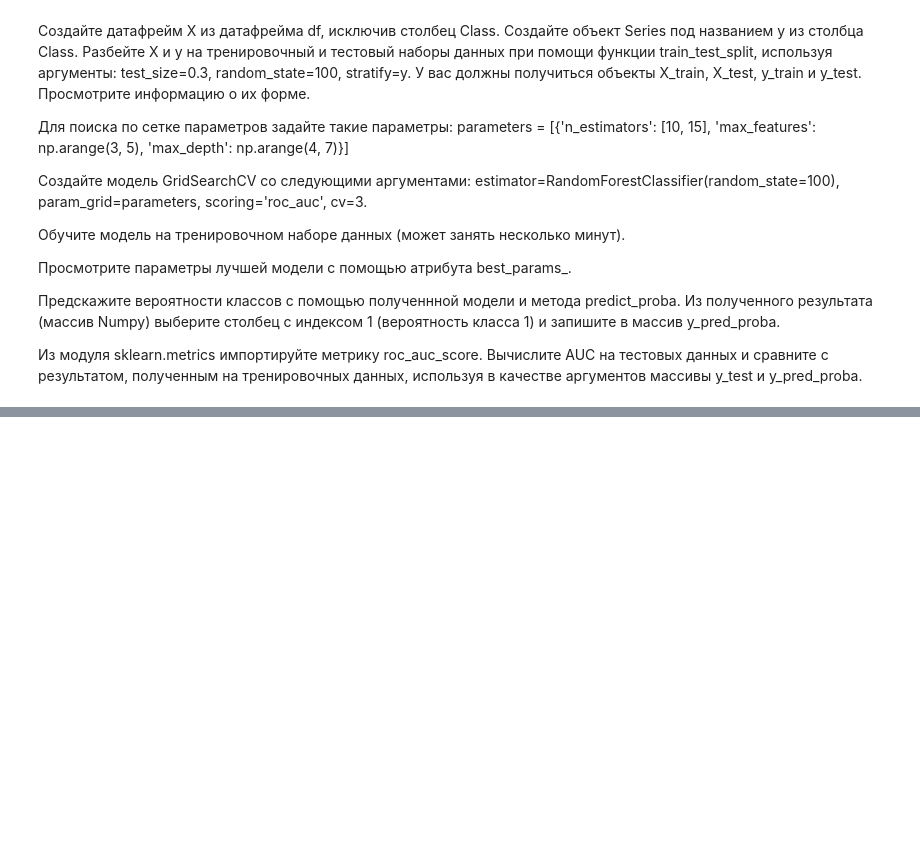
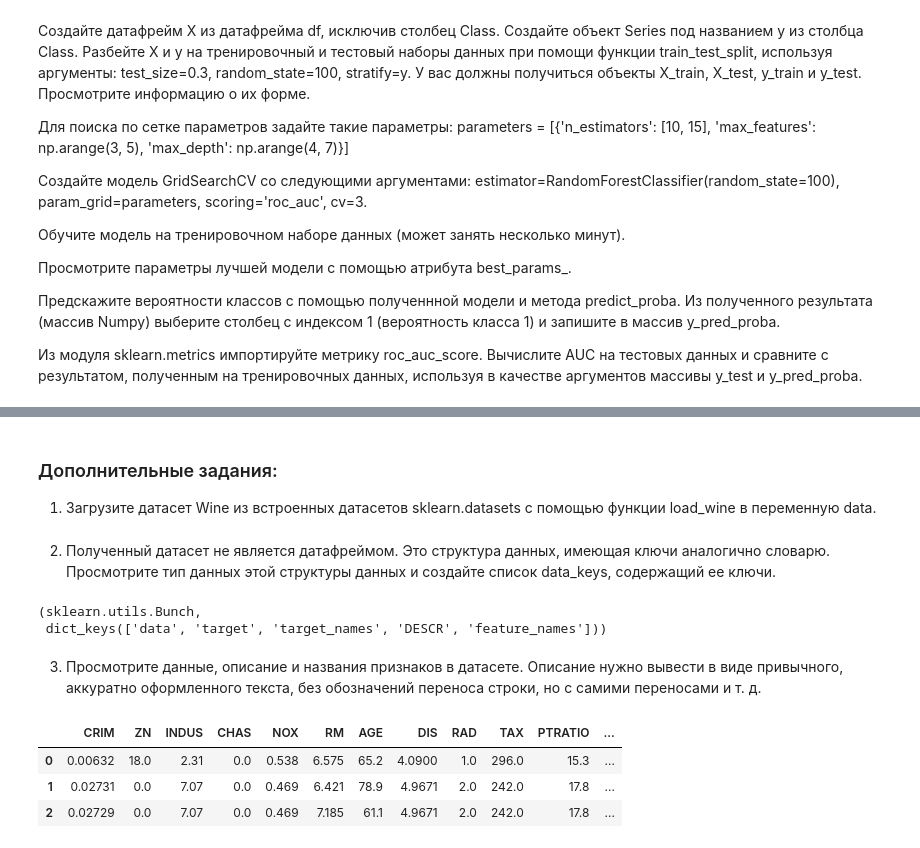
Before and after one commit to DmitryVGusev/GB-Python-in-DS, a Jupyter notebook: Python_in_DS_homework3.ipynb, the cells around one changed output, grey strips where cells are left out. Saved outputs shown, nothing was run; the diff lists cells and outputs as text; code cells hidden in the pictures; blank space fills up the shorter version.

```diff
--- a/Python_in_DS_homework3.ipynb
+++ b/Python_in_DS_homework3.ipynb
@@ -215,0 +204,3 @@ cv=3.
+# %% [markdown]
+### Дополнительные задания:
+1. Загрузите датасет Wine из встроенных датасетов sklearn.datasets с помощью функции load_wine в переменную data.
@@ -215,0 +210,17 @@ cv=3.
+# %% [markdown]
+2. Полученный датасет не является датафреймом. Это структура данных, имеющая ключи аналогично словарю. Просмотрите тип данных этой структуры данных и создайте список data_keys, содержащий ее ключи.
+# %%
+data_keys = data.keys()
+type(data), data_keys
+# %% [output]
+(sklearn.utils.Bunch,
+ dict_keys(['data', 'target', 'target_names', 'DESCR', 'feature_names']))
+# %% [markdown]
+3. Просмотрите данные, описание и названия признаков в датасете. Описание нужно вывести в виде привычного, аккуратно оформленного текста, без обозначений переноса строки, но с самими переносами и т. д.
+# %%
+pd.DataFrame(boston['data'], columns=boston['feature_names']).head(3)
+# %% [output]
+|  | CRIM | ZN | INDUS | CHAS | NOX | RM | AGE | DIS | RAD | TAX | PTRATIO | ... |
+| 0 | 0.00632 | 18.0 | 2.31 | 0.0 | 0.538 | 6.575 | 65.2 | 4.0900 | 1.0 | 296.0 | 15.3 | ... |
+| 1 | 0.02731 | 0.0 | 7.07 | 0.0 | 0.469 | 6.421 | 78.9 | 4.9671 | 2.0 | 242.0 | 17.8 | ... |
+| 2 | 0.02729 | 0.0 | 7.07 | 0.0 | 0.469 | 7.185 | 61.1 | 4.9671 | 2.0 | 242.0 | 17.8 | ... |
```
Also changed, not shown: parts of 15 cells of this notebook.
